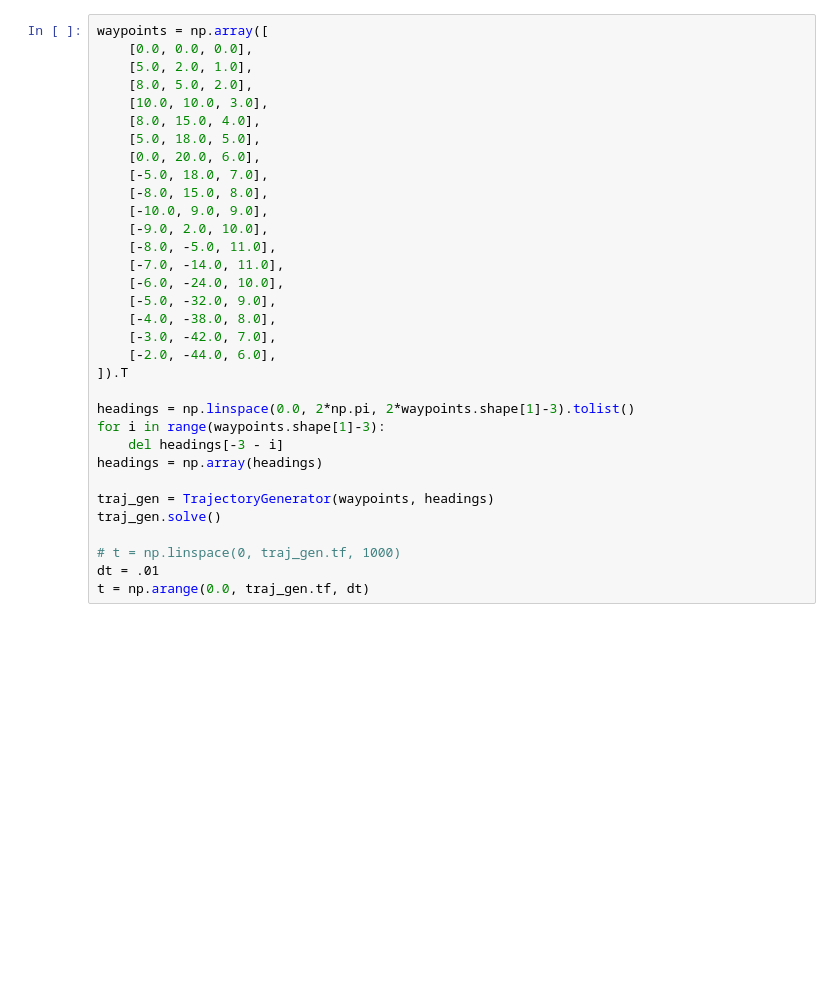
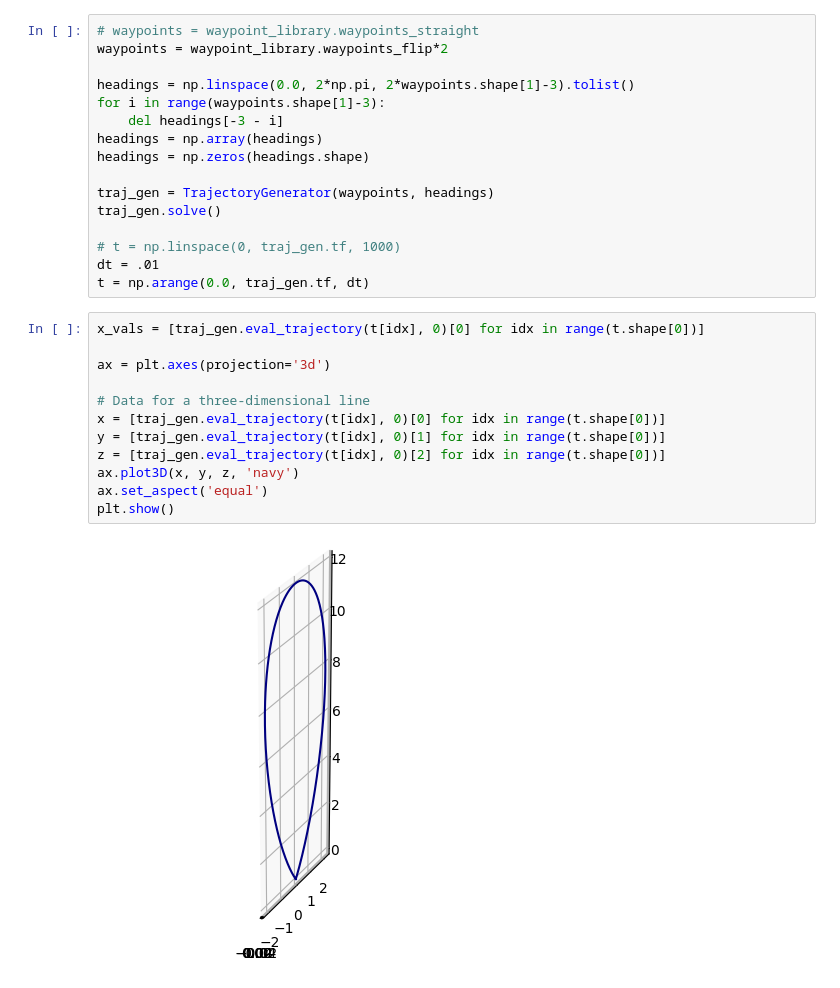
Before and after one commit to mbpeterson70/quadrotor_trajectory_optimization, a Jupyter notebook: quadrotor.ipynb, the cells around one changed output. Drawn from its saved outputs; the diff is of its cells as text; blank space fills up the shorter version.

```diff
--- a/quadrotor.ipynb
+++ b/quadrotor.ipynb
@@ -38,29 +43,12 @@ from trajectory_generator import TrajectoryGenerator
 # %%
-waypoints = np.array([
-    [0.0, 0.0, 0.0],
-    [5.0, 2.0, 1.0],
-    [8.0, 5.0, 2.0],
-    [10.0, 10.0, 3.0],
-    [8.0, 15.0, 4.0],
-    [5.0, 18.0, 5.0],
-    [0.0, 20.0, 6.0],
-    [-5.0, 18.0, 7.0],
-    [-8.0, 15.0, 8.0],
-    [-10.0, 9.0, 9.0],
-    [-9.0, 2.0, 10.0],
-    [-8.0, -5.0, 11.0],
-    [-7.0, -14.0, 11.0],
-    [-6.0, -24.0, 10.0],
-    [-5.0, -32.0, 9.0],
-    [-4.0, -38.0, 8.0],
-    [-3.0, -42.0, 7.0],
-    [-2.0, -44.0, 6.0],
-]).T
+# waypoints = waypoint_library.waypoints_straight
+waypoints = waypoint_library.waypoints_flip*2
 
 headings = np.linspace(0.0, 2*np.pi, 2*waypoints.shape[1]-3).tolist()
 for i in range(waypoints.shape[1]-3):
     del headings[-3 - i]
 headings = np.array(headings)
+headings = np.zeros(headings.shape)
 
 traj_gen = TrajectoryGenerator(waypoints, headings)
 traj_gen.solve()
@@ -68,6 +56,20 @@ traj_gen.solve()
 # t = np.linspace(0, traj_gen.tf, 1000)
 dt = .01
 t = np.arange(0.0, traj_gen.tf, dt)
+# %%
+x_vals = [traj_gen.eval_trajectory(t[idx], 0)[0] for idx in range(t.shape[0])]
+
+ax = plt.axes(projection='3d')
+
+# Data for a three-dimensional line
+x = [traj_gen.eval_trajectory(t[idx], 0)[0] for idx in range(t.shape[0])]
+y = [traj_gen.eval_trajectory(t[idx], 0)[1] for idx in range(t.shape[0])]
+z = [traj_gen.eval_trajectory(t[idx], 0)[2] for idx in range(t.shape[0])]
+ax.plot3D(x, y, z, 'navy')
+ax.set_aspect('equal')
+plt.show()
+# %% [output]
+[figure, added]
 # %%
 running_as_notebook = True
 meshcat = StartMeshcat()
```
Also changed, not shown: parts of 7 cells of this notebook, 6 other files.
